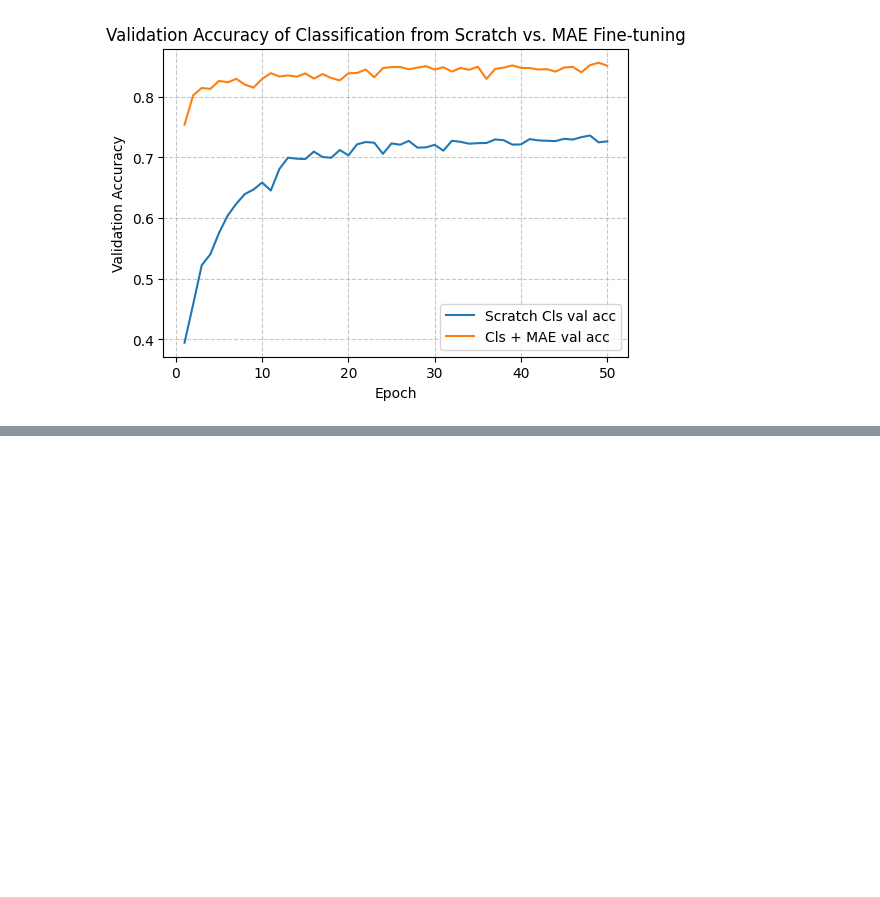
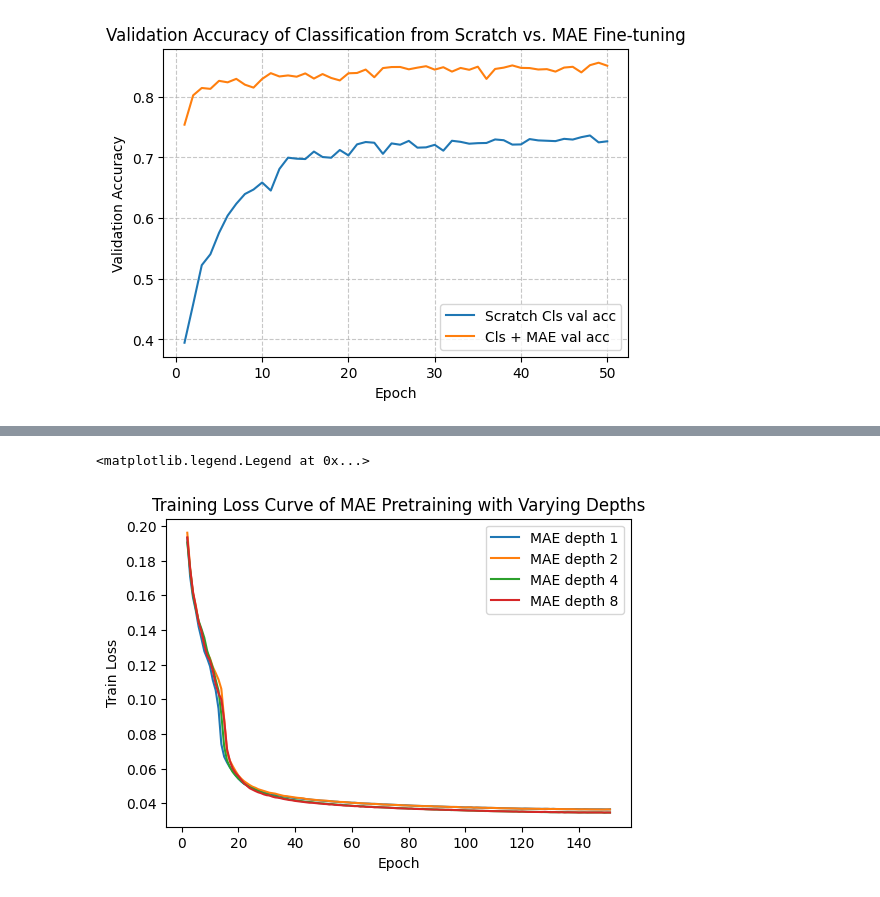
Before and after one commit to jayenliao/MAE, a Jupyter notebook: metrics.ipynb, the cells around one changed output, grey strips where cells are left out. Saved outputs shown, nothing was run; the diff lists cells and outputs as text; code cells hidden in the pictures; blank space fills up the shorter version.

Commit message:
feat(analysis): explore ablation

```diff
--- a/metrics.ipynb
+++ b/metrics.ipynb
@@ -101,0 +145,4 @@ plt.show()
+# %%
+fn = f"./outputs/{ROOT}/scratch-cls/metrics.csv"
+metrics_cls = pd.read_csv(fn).sort_values(by='epoch')
+metrics_cls.shape
@@ -101,0 +161,25 @@ plt.show()
+# %%
+metrics = {}
+for depth in [1, 2, 4, 8]:
+
+    if depth == 4:
+        exp = f"ablation/depth/{depth}" #"main_exp_150_50"
+    else:
+        exp = f"ablation/depth/{depth}"
+
+    fn = f"./outputs/{exp}/mae-pretrain/metrics.csv"
+    metrics_mae = pd.read_csv(fn).sort_values(by='epoch')
+    metrics[f"mae_depth_{depth}"] = metrics_mae
+
+    fn = f"./outputs/{exp}/pretrain-cls/metrics.csv"
+    metrics_ft = pd.read_csv(fn).sort_values(by='epoch')
+    metrics[f"ft_depth_{depth}"] = metrics_ft
+
+    fn = f"./outputs/{exp}/pretrain-cls-lin/metrics.csv"
+    metrics_cls = pd.read_csv(fn).sort_values(by='epoch')
+    metrics[f"lin_depth_{depth}"] = metrics_cls
+# %%
+for depth in [1, 2, 4, 8]:
+    print(f"MAE depth {depth}:")
+    print(f"  Finetune val acc: {metrics[f'ft_depth_{depth}']['val_acc'][:50].max():.4f}")
+    print(f"  Linear probe val acc: {metrics[f'lin_depth_{depth}']['val_acc'][:50].max():.4f}")
@@ -101,0 +199,5 @@ plt.show()
+# %%
+for depth in [1, 2, 4, 8]:
+    print(f"MAE depth {depth}:")
+    print(f"  Finetune val acc: {metrics[f'ft_depth_{depth}']['val_acc'][:50].max():.4f}")
+    print(f"  Linear probe val acc: {metrics[f'lin_depth_{depth}']['val_acc'][:50].max():.4f}")
@@ -101,0 +217,11 @@ plt.show()
+# %%
+plt.figure(figsize=(6, 4))
+for depth in [1, 2, 4, 8]:
+    plt.plot(metrics[f"mae_depth_{depth}"]['epoch']+1, metrics[f"mae_depth_{depth}"]['train_loss'], label=f'MAE depth {depth}')
+plt.xlabel('Epoch')
+plt.ylabel('Train Loss')
+plt.title('Training Loss Curve of MAE Pretraining with Varying Depths')
+plt.legend()
+# %% [output]
+<matplotlib.legend.Legend at 0x...>
+[figure, added]
```
Also changed, not shown: parts of 34 cells of this notebook.
